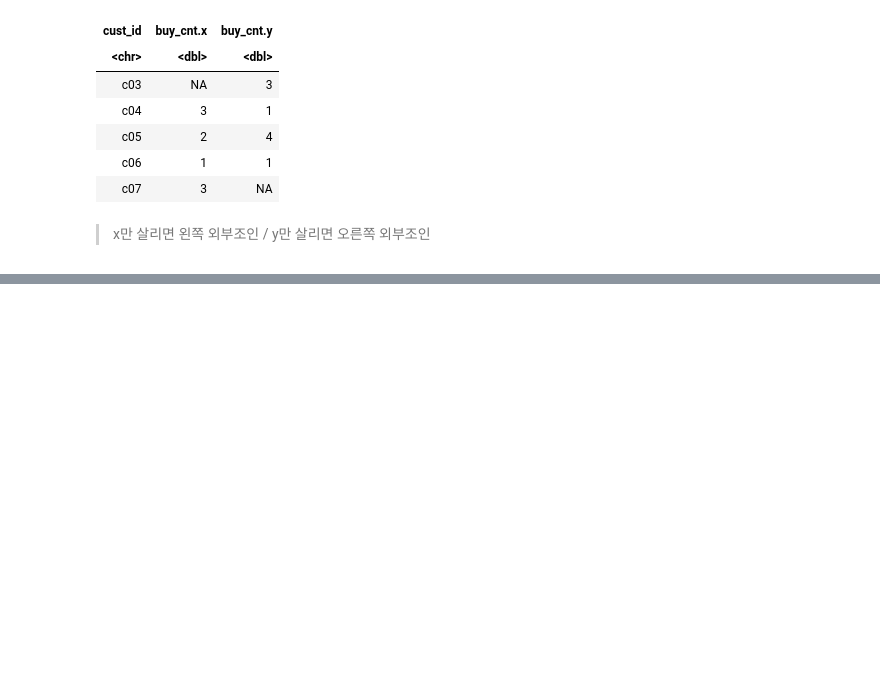
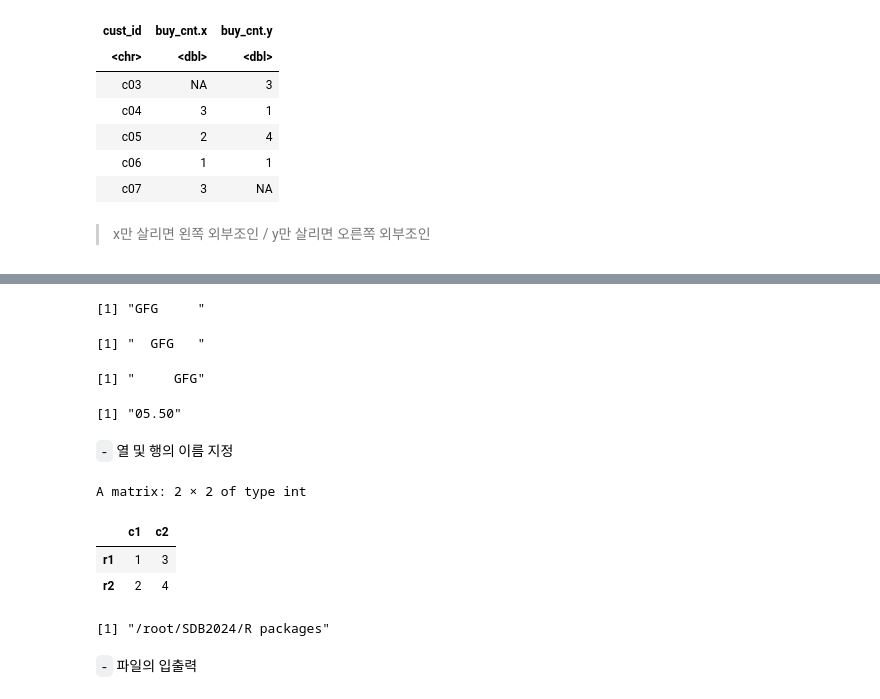
Before and after one commit to HollyRiver/SDB2024, a Jupyter notebook: R packages/0401.ipynb, the cells around one changed output, grey strips where cells are left out. Drawn from its saved outputs; the diff is of its cells as text; code cells hidden in the pictures; blank space fills up the shorter version.

```diff
--- a/R packages/0401.ipynb
+++ b/R packages/0401.ipynb
@@ -334,0 +375,34 @@ A data.frame: 5 × 3
+# %%
+format("GFG", width = 8, justify = "l")  # left
+# %% [output]
+[1] "GFG     "
+# %%
+format("GFG", width = 8, justify = "c")  # center
+# %% [output]
+[1] "  GFG   "
+# %%
+format("GFG", width = 8, justify = "r")  # right
+# %% [output]
+[1] "     GFG"
+# %%
+sprintf(5.5, fmt = '0%#.2f')  ## 뒤에는 2자리까지인건 알겠는데, 앞은 모르겠다. 16진수인듯
+# %% [output]
+[1] "05.50"
+# %% [markdown]
+`-` 열 및 행의 이름 지정
+# %%
+a = matrix(1:4, 2,2)
+colnames(a) = paste("c", 1:2, sep = "")
+rownames(a) = paste("r", 1:2, sep = "")  ## 안합침
+
+a
+# %% [output]
+A matrix: 2 × 2 of type int
+|  | c1 | c2 |
+| r1 | 1 | 3 |
+| r2 | 2 | 4 |
+# %%
+getwd()
+# setwd('directory')  ## 작업공간 설정
+# %% [output]
+[1] "/root/SDB2024/R packages"
@@ -334,0 +411,2 @@ A data.frame: 5 × 3
+# %% [markdown]
+`-` 파일의 입출력
```
Also changed, not shown: parts of 18 cells of this notebook, 6 other files.
